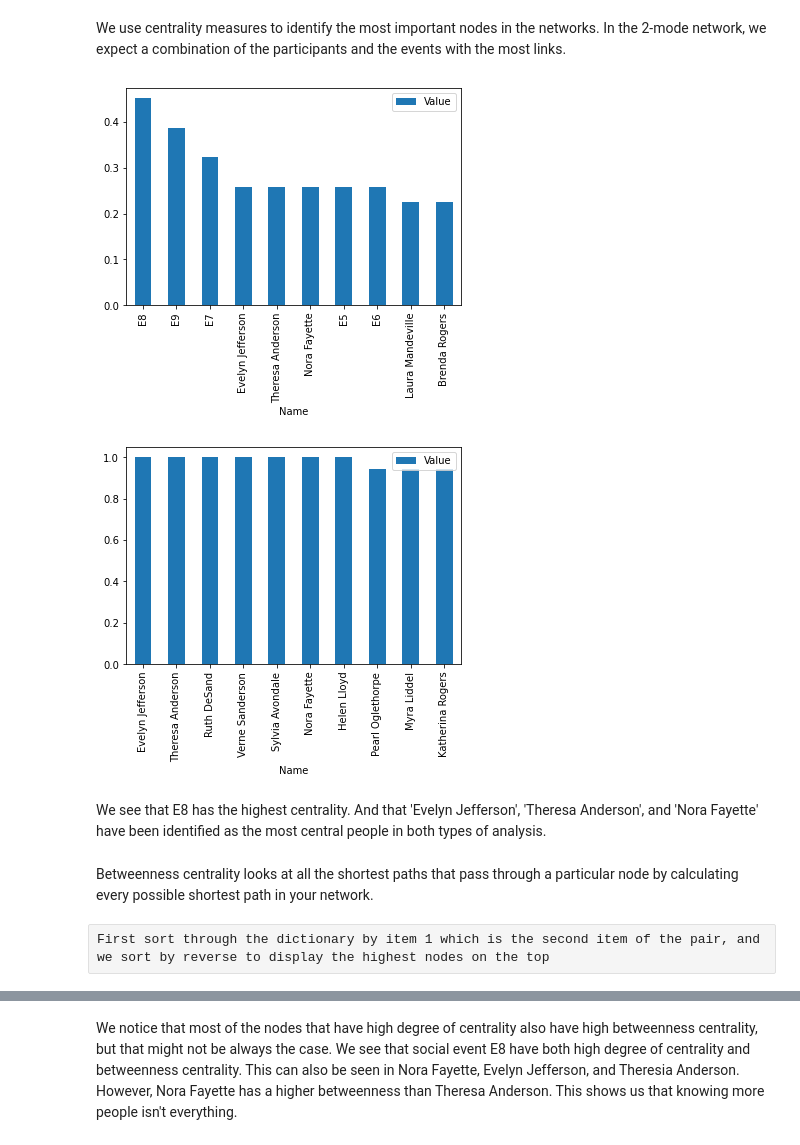
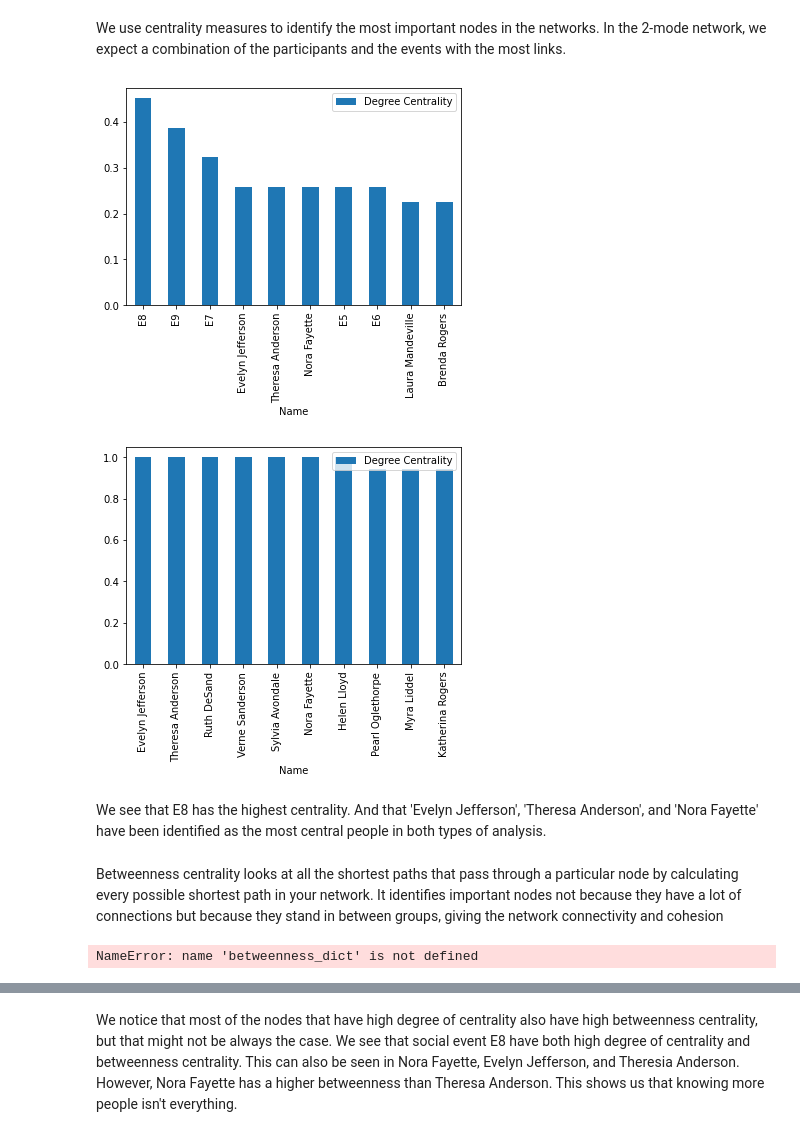
Before and after one commit to lincarrieli/DATA620-Web-Analytics, a Jupyter notebook: DATA620_davis_club_Tony_Lin.ipynb, the cells around one changed output, grey strips where cells are left out. Saved outputs shown, nothing was run; the diff lists cells and outputs as text; code cells hidden in the pictures.

```diff
--- a/DATA620_davis_club_Tony_Lin.ipynb
+++ b/DATA620_davis_club_Tony_Lin.ipynb
@@ -149,25 +149,27 @@ sorted_degree_centrality_projected = sorted(degree_centrality_projected.items(),
 # %%
 # visualize centrality measures for the two types of analysis
 top_degree_centrality_G = sorted_centrality_two_mode [:10]
-df_centrality_G = pd.DataFrame(top_degree_centrality_G, columns =['Name', 'Value'])
-chart_G = df_centrality_G.plot.bar(x='Name', y='Value', rot=90)
+df_centrality_G = pd.DataFrame(top_degree_centrality_G, columns =['Name', 'Degree Centrality'])
+chart_G = df_centrality_G.plot.bar(x='Name', y='Degree Centrality', rot=90)
 
 top_degree_centrality_W = sorted_degree_centrality_projected [:10]
-df_centrality_W = pd.DataFrame(top_degree_centrality_W, columns =['Name', 'Value'])
-chart_W = df_centrality_W.plot.bar(x='Name', y='Value', rot=90)
+df_centrality_W = pd.DataFrame(top_degree_centrality_W, columns =['Name', 'Degree Centrality'])
+chart_W = df_centrality_W.plot.bar(x='Name', y='Degree Centrality', rot=90)
 # %% [output]
-[figure, old version]
+[figure, new version]
-[figure, old version]
+[figure, new version]
 # %% [markdown]
 We see that E8 has the highest centrality. And that 'Evelyn Jefferson', 'Theresa Anderson', and 'Nora Fayette' have been identified as the most central people in both types of analysis.
 # %% [markdown]
-Betweenness centrality looks at all the shortest paths that pass through a particular node by calculating every possible shortest path in your network.
+Betweenness centrality looks at all the shortest paths that pass through a particular node by calculating every possible shortest path in your network. It identifies important nodes not because they have a lot of connections but because they stand in between groups, giving the network connectivity and cohesion
 # %%
-betweenness_dict = nx.betweenness_centrality(G) # Run betweenness centrality
-eigenvector_dict = nx.eigenvector_centrality(G) # Run eigenvector centrality
+betweenness_dict_W = nx.betweenness_centrality(W)
+betweenness_dict_G = nx.betweenness_centrality(G) # Run betweenness centrality
+
+eigenvector_dict_G = nx.eigenvector_centrality(G) # Run eigenvector centrality
 
 # Assign each to an attribute in your network
 nx.set_node_attributes(G, betweenness_dict, 'betweenness')
 nx.set_node_attributes(G, eigenvector_dict, 'eigenvector')
+# %% [output]
+NameError: name 'betweenness_dict' is not defined
-# %% [raw]
-First sort through the dictionary by item 1 which is the second item of the pair, and we sort by reverse to display the highest nodes on the top
```
Also changed, not shown: parts of 12 cells of this notebook.
